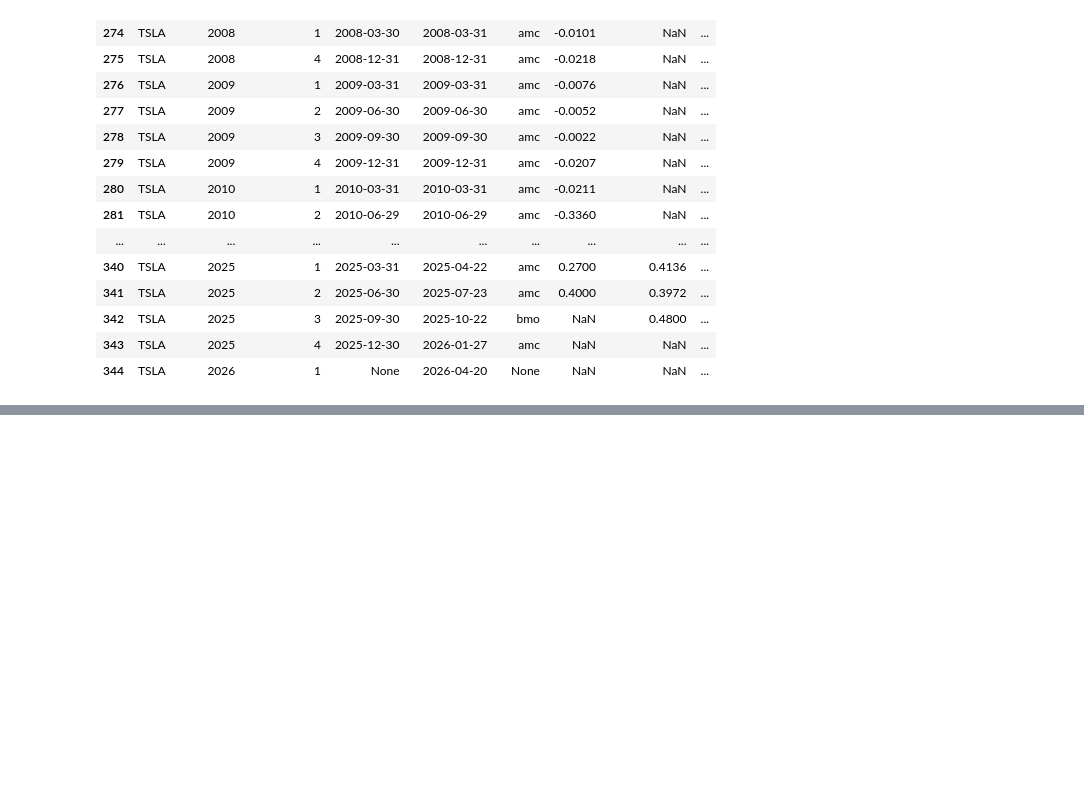
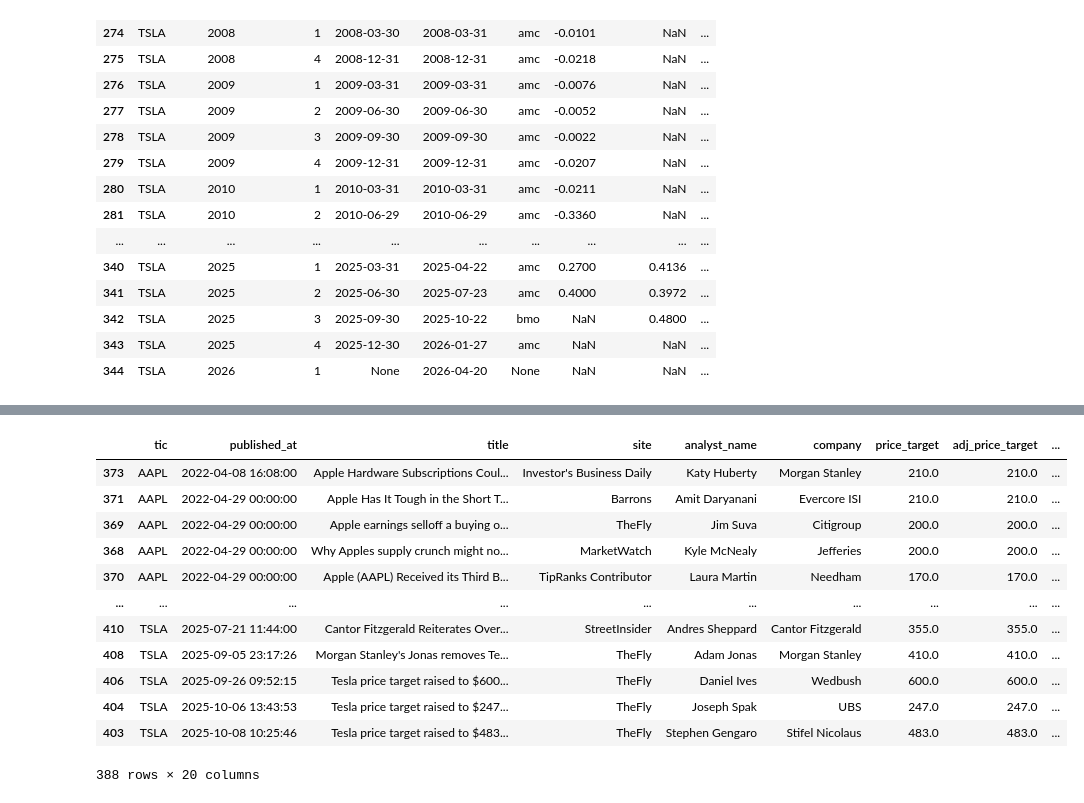
Before and after one commit to vincentsham/stock_ai_app, a Jupyter notebook: server/database/db_raw_queries.ipynb, the cells around one changed output, grey strips where cells are left out. Cells and saved outputs as stored; diff of their text form; code cells hidden in the pictures; blank space fills up the shorter version.

```diff
--- a/server/database/db_raw_queries.ipynb
+++ b/server/database/db_raw_queries.ipynb
@@ -289,3 +324,19 @@ if conn:
+# %%
+df[df['prev_url'].notnull()]
+# %% [output]
+|  | tic | published_at | title | site | analyst_name | company | price_target | adj_price_target | ... |
+| 373 | AAPL | 2022-04-08 16:08:00 | Apple Hardware Subscriptions Coul... | Investor's Business Daily | Katy Huberty | Morgan Stanley | 210.0 | 210.0 | ... |
+| 371 | AAPL | 2022-04-29 00:00:00 | Apple Has It Tough in the Short T... | Barrons | Amit Daryanani | Evercore ISI | 210.0 | 210.0 | ... |
+| 369 | AAPL | 2022-04-29 00:00:00 | Apple earnings selloff a buying o... | TheFly | Jim Suva | Citigroup | 200.0 | 200.0 | ... |
+| 368 | AAPL | 2022-04-29 00:00:00 | Why Apples supply crunch might no... | MarketWatch | Kyle McNealy | Jefferies | 200.0 | 200.0 | ... |
+| 370 | AAPL | 2022-04-29 00:00:00 | Apple (AAPL) Received its Third B... | TipRanks Contributor | Laura Martin | Needham | 170.0 | 170.0 | ... |
+| ... | ... | ... | ... | ... | ... | ... | ... | ... | ... |
+| 410 | TSLA | 2025-07-21 11:44:00 | Cantor Fitzgerald Reiterates Over... | StreetInsider | Andres Sheppard | Cantor Fitzgerald | 355.0 | 355.0 | ... |
+| 408 | TSLA | 2025-09-05 23:17:26 | Morgan Stanley's Jonas removes Te... | TheFly | Adam Jonas | Morgan Stanley | 410.0 | 410.0 | ... |
+| 406 | TSLA | 2025-09-26 09:52:15 | Tesla price target raised to $600... | TheFly | Daniel Ives | Wedbush | 600.0 | 600.0 | ... |
+| 404 | TSLA | 2025-10-06 13:43:53 | Tesla price target raised to $247... | TheFly | Joseph Spak | UBS | 247.0 | 247.0 | ... |
+| 403 | TSLA | 2025-10-08 10:25:46 | Tesla price target raised to $483... | TheFly | Stephen Gengaro | Stifel Nicolaus | 483.0 | 483.0 | ... |
+388 rows × 20 columns
 # %%
 conn = connect_to_db()
 if conn:
```
Also changed, not shown: parts of 13 cells of this notebook, 35 other files.
